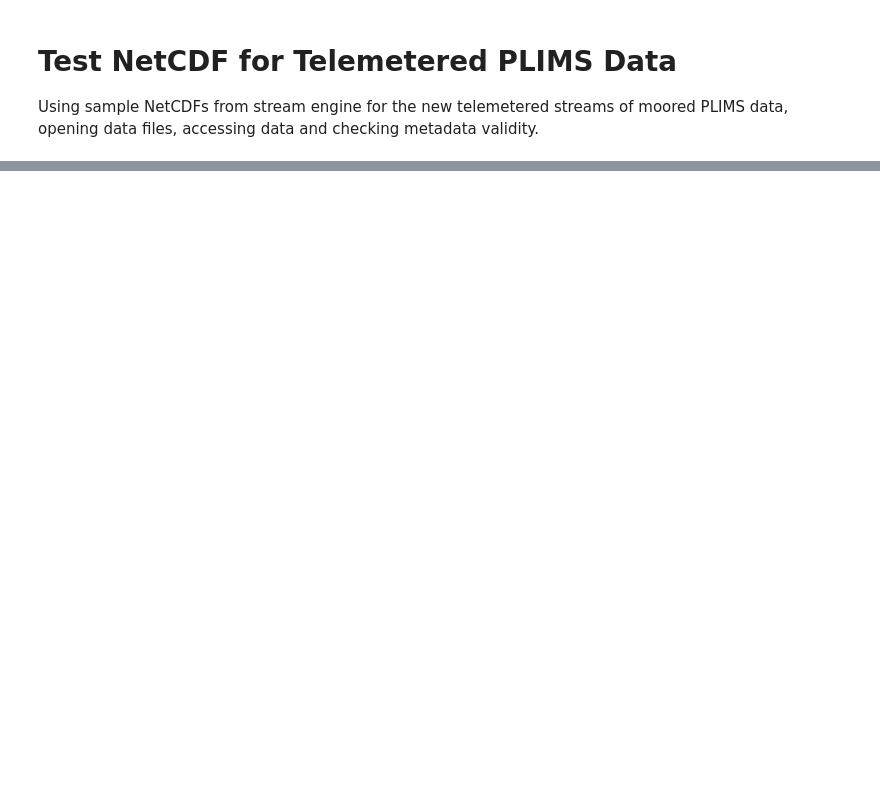
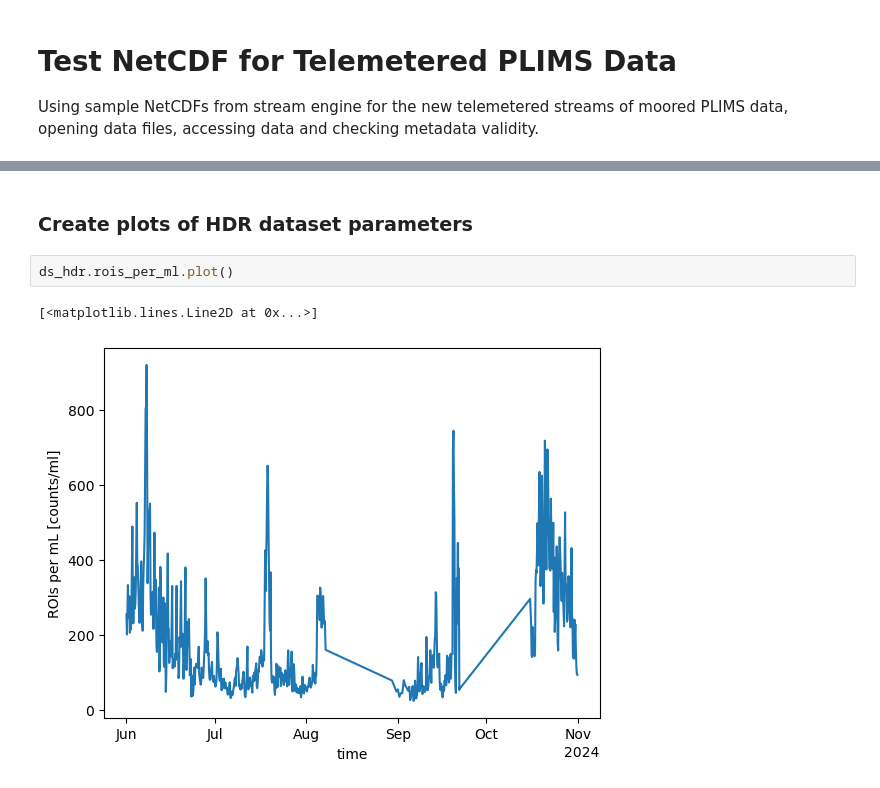
Before and after one commit to cooleyky/pioneer-20, a Jupyter notebook: plims_netcdf_test.ipynb, the cells around one changed output, grey strips where cells are left out. Saved outputs shown, nothing was run; the diff lists cells and outputs as text; blank space fills up the shorter version.

```diff
--- a/plims_netcdf_test.ipynb
+++ b/plims_netcdf_test.ipynb
@@ -9,0 +94,7 @@ import xarray as xr
+# %% [markdown]
+### Create plots of HDR dataset parameters
+# %%
+ds_hdr.rois_per_ml.plot()
+# %% [output]
+[<matplotlib.lines.Line2D at 0x...>]
+[figure, added]
```
Also changed, not shown: parts of 22 cells of this notebook.
